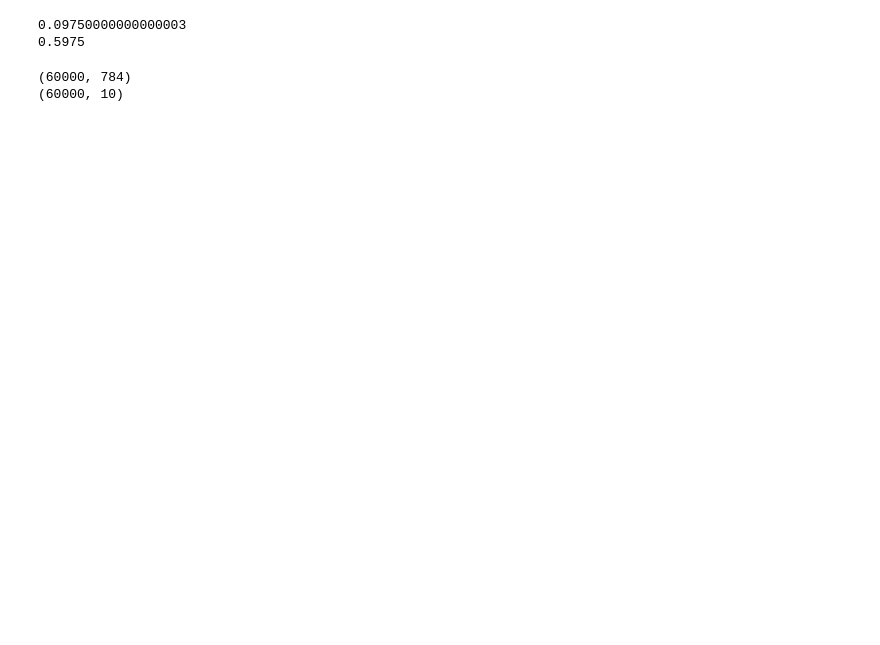
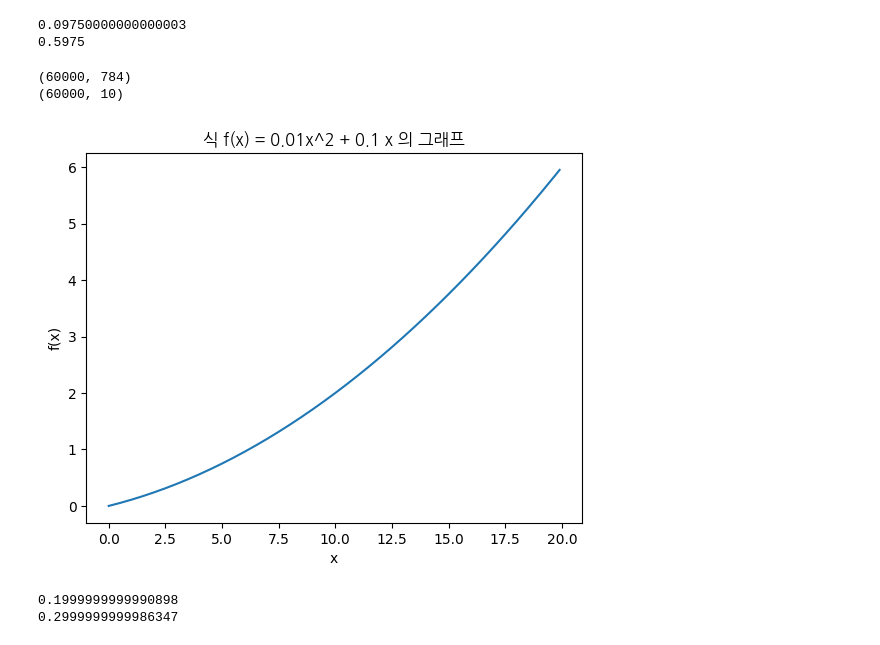
Before and after one commit to wapj/deep_learning_from_scratch, a Jupyter notebook: chapter4/note.ipynb, the cells around one changed output. Cells and saved outputs as stored; diff of their text form; code cells hidden in the pictures; blank space fills up the shorter version.

```diff
--- a/chapter4/note.ipynb
+++ b/chapter4/note.ipynb
@@ -55,0 +54,26 @@ def cross_entropy_error(y, t):
+# %%
+# 4.3 수치 미분 (numerical differentiation)
+import numpy as np
+import matplotlib.pylab as plt
+
+
+def numerical_diff(f, x):
+    h = 1e-4  # 0.0001
+    return (f(x + h) - f(x - h)) / (2 * h)
+
+
+def func1(x):
+    return 0.01 * x ** 2 + 0.1 * x
+
+
+plt.title("f(x) = 0.01x^2 + 0.1 x 의 그래프", {'fontname': 'Nanum Gothic'})
+plt.xlabel("x")
+plt.ylabel("f(x)")
+x = np.arange(0.0, 20.0, 0.1)
+y = func1(x)
+plt.plot(x, y)
+plt.show()
+# %% [output]
+[figure, added]
+0.1999999999990898
+0.2999999999986347
```
Also changed, not shown: parts of 2 cells of this notebook, 1 other file.
